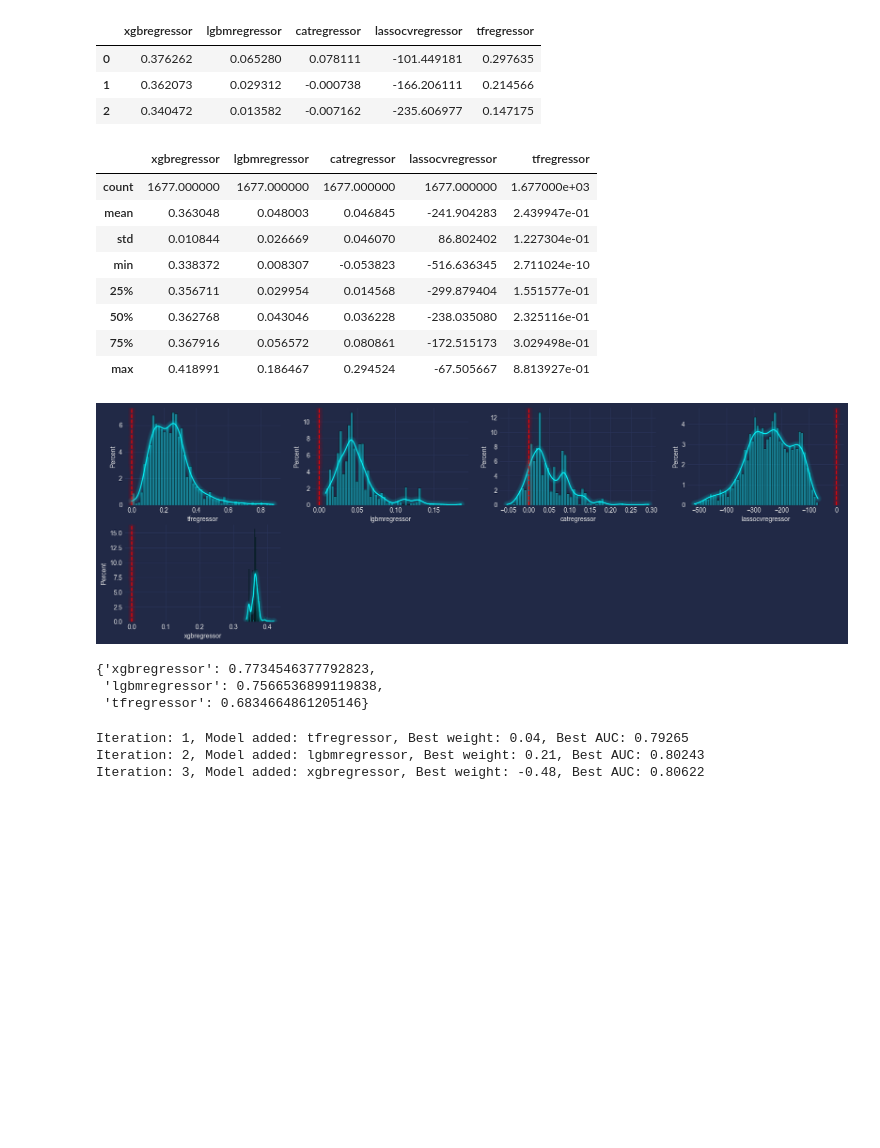
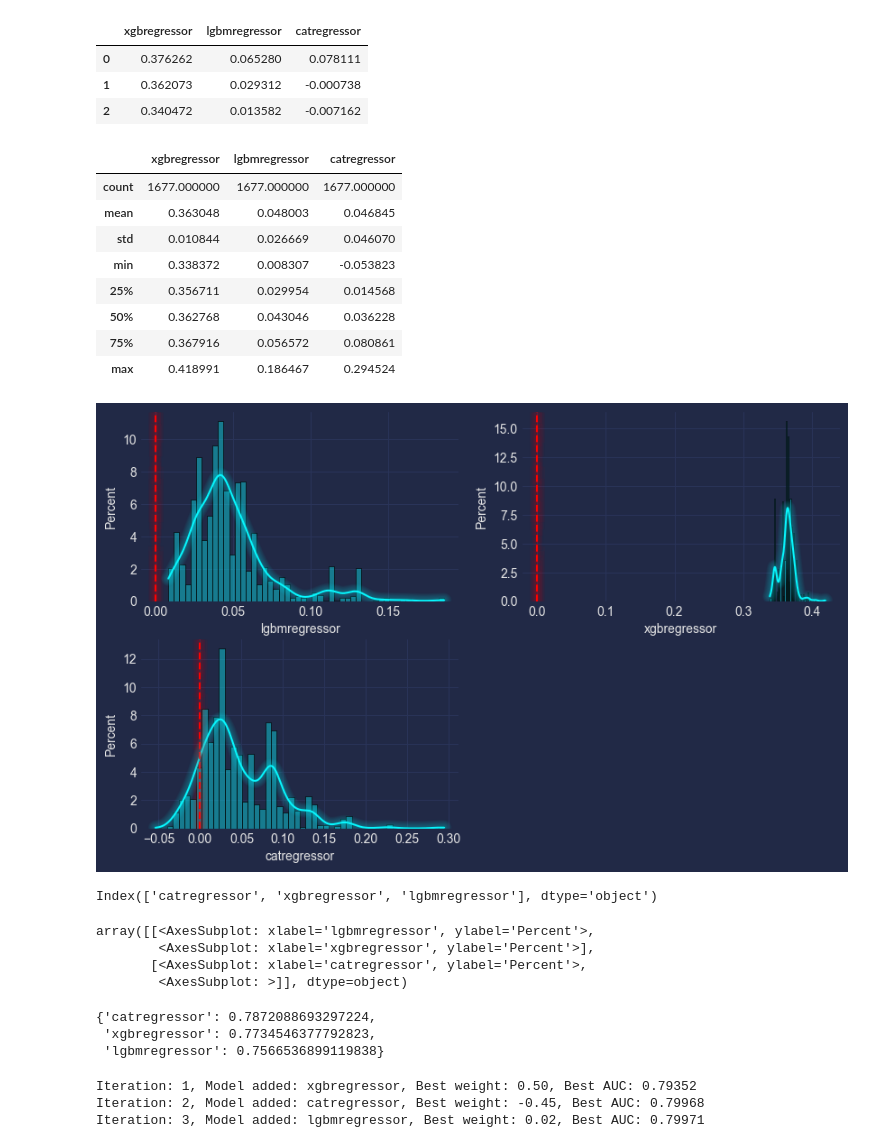
Before and after one commit to darkmatter2222/Kaggle_Tabular_Playground_Series-ML, a Jupyter notebook: Jan-2023-S3/pipelines/Hill_Climbing_ROC-AUC.ipynb, the cells around one changed output. Cells and saved outputs as stored; diff of their text form; code cells hidden in the pictures; blank space fills up the shorter version.

```diff
--- a/Jan-2023-S3/pipelines/Hill_Climbing_ROC-AUC.ipynb
+++ b/Jan-2023-S3/pipelines/Hill_Climbing_ROC-AUC.ipynb
@@ -24,8 +24,8 @@ regressors = [
     'xgbregressor',
     'lgbmregressor',
     'catregressor',
-    'lassocvregressor',
-    'tfregressor',
+    #'lassocvregressor',
+    #'tfregressor',
 ]
 # %%
 features = ['Age', 'DailyRate', 'DistanceFromHome', 'Education', 'EnvironmentSatisfaction','HourlyRate', 'JobInvolvement', 'JobLevel', 'JobSatisfaction',
@@ -50,58 +50,69 @@ for i in regressors:
 
 oof_df.head(3)
 # %% [output]
-|  | xgbregressor | lgbmregressor | catregressor | lassocvregressor | tfregressor |
-| 0 | 0.376262 | 0.065280 | 0.078111 | -101.449181 | 0.297635 |
-| 1 | 0.362073 | 0.029312 | -0.000738 | -166.206111 | 0.214566 |
-| 2 | 0.340472 | 0.013582 | -0.007162 | -235.606977 | 0.147175 |
+|  | xgbregressor | lgbmregressor | catregressor |
+| 0 | 0.376262 | 0.065280 | 0.078111 |
+| 1 | 0.362073 | 0.029312 | -0.000738 |
+| 2 | 0.340472 | 0.013582 | -0.007162 |
 # %%
 oof_df.describe()
 # %% [output]
-|  | xgbregressor | lgbmregressor | catregressor | lassocvregressor | tfregressor |
-| count | 1677.000000 | 1677.000000 | 1677.000000 | 1677.000000 | 1.677000e+03 |
-| mean | 0.363048 | 0.048003 | 0.046845 | -241.904283 | 2.439947e-01 |
-| std | 0.010844 | 0.026669 | 0.046070 | 86.802402 | 1.227304e-01 |
-| min | 0.338372 | 0.008307 | -0.053823 | -516.636345 | 2.711024e-10 |
-| 25% | 0.356711 | 0.029954 | 0.014568 | -299.879404 | 1.551577e-01 |
-| 50% | 0.362768 | 0.043046 | 0.036228 | -238.035080 | 2.325116e-01 |
-| 75% | 0.367916 | 0.056572 | 0.080861 | -172.515173 | 3.029498e-01 |
-| max | 0.418991 | 0.186467 | 0.294524 | -67.505667 | 8.813927e-01 |
+|  | xgbregressor | lgbmregressor | catregressor |
+| count | 1677.000000 | 1677.000000 | 1677.000000 |
+| mean | 0.363048 | 0.048003 | 0.046845 |
+| std | 0.010844 | 0.026669 | 0.046070 |
+| min | 0.338372 | 0.008307 | -0.053823 |
+| 25% | 0.356711 | 0.029954 | 0.014568 |
+| 50% | 0.362768 | 0.043046 | 0.036228 |
+| 75% | 0.367916 | 0.056572 | 0.080861 |
+| max | 0.418991 | 0.186467 | 0.294524 |
 # %%
 import math
 plt.style.use("cyberpunk")
 features = oof_df.columns
 
-n_cols = 4
+n_cols = 2
 n_rows = math.ceil(len(features) / n_cols)
 cell_with_dim = 5
 cell_height_dim = 3
 
 histplot_hyperparams = {
         'kde':True,
         'alpha':0.4,
         'stat':'percent',
         'bins':50
     }
 
 fig, ax = plt.subplots(n_rows, n_cols, figsize=(n_cols * cell_with_dim, n_rows * cell_height_dim))
 
 for a in ax[n_rows - 1, int(((n_rows - (len(features) / n_cols)) * n_cols*-1)):]:
     a.axis('off')
 
 
 for i, column in enumerate(oof_df.columns):
 
     row = math.ceil(i / n_cols) - 1
     col = (i % n_cols)
 
     sns.histplot(oof_df[column], **histplot_hyperparams, ax=ax[row, col])
     ax[row, col].axvline(x = 0, color = 'r', linestyle='--')
     mplcyberpunk.make_lines_glow(ax[row, col])
 
 
 plt.show()
 # %% [output]
-[figure, old version]
+[figure, new version]
+# %%
+features
+# %% [output]
+Index(['catregressor', 'xgbregressor', 'lgbmregressor'], dtype='object')
+# %%
+ax
+# %% [output]
+array([[<AxesSubplot: xlabel='lgbmregressor', ylabel='Percent'>,
+        <AxesSubplot: xlabel='xgbregressor', ylabel='Percent'>],
+       [<AxesSubplot: xlabel='catregressor', ylabel='Percent'>,
+        <AxesSubplot: >]], dtype=object)
 # %%
 # Evaluate oof preds
 scores = {}
@@ -117,9 +128,9 @@ test_preds = test_preds[list(scores.keys())]
 
 scores
 # %% [output]
-{'xgbregressor': 0.7734546377792823,
- 'lgbmregressor': 0.7566536899119838,
- 'tfregressor': 0.6834664861205146}
+{'catregressor': 0.7872088693297224,
+ 'xgbregressor': 0.7734546377792823,
+ 'lgbmregressor': 0.7566536899119838}
 # %%
 #MODELS['tfregressor'] = MODELS['tfregressor'].astype('float')
 # %%
@@ -157,9 +168,9 @@ while not STOP:
     else:
         STOP = True
 # %% [output]
-Iteration: 1, Model added: tfregressor, Best weight: 0.04, Best AUC: 0.79265
-Iteration: 2, Model added: lgbmregressor, Best weight: 0.21, Best AUC: 0.80243
-Iteration: 3, Model added: xgbregressor, Best weight: -0.48, Best AUC: 0.80622
+Iteration: 1, Model added: xgbregressor, Best weight: 0.50, Best AUC: 0.79352
+Iteration: 2, Model added: catregressor, Best weight: -0.45, Best AUC: 0.79968
+Iteration: 3, Model added: lgbmregressor, Best weight: 0.02, Best AUC: 0.79971
 # %%
 plt.style.use("cyberpunk")
 
```
Also changed, not shown: parts of 9 cells of this notebook, 13 other files.
